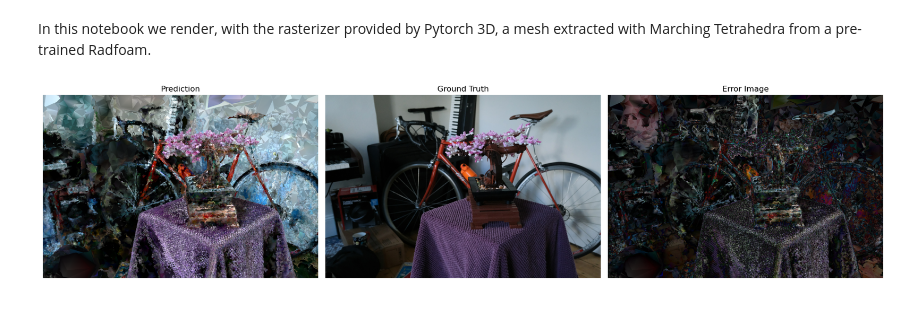
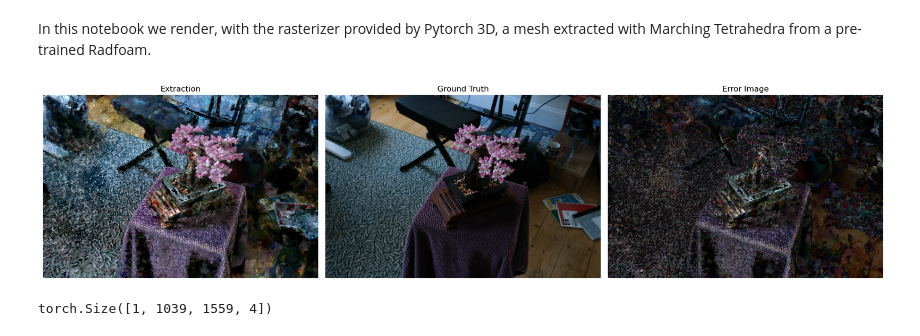
Before and after one commit to diego1401/VoroSplat, a Jupyter notebook: experiments/mesh_rendering_radfoam.ipynb, the cells around one changed output. Cells and saved outputs as stored; diff of their text form; code cells hidden in the pictures.

```diff
--- a/experiments/mesh_rendering_radfoam.ipynb
+++ b/experiments/mesh_rendering_radfoam.ipynb
@@ -29,4 +29,10 @@ scene = "bonsai"
 path_to_pretrained = f'../../radfoam_original/output/{scene}/model.pt'
 path_to_data = '../../../data/mipnerf360/'
 colmap_dir = os.path.join(path_to_data, scene, "sparse/0/")
+# %%
+# Parser to initialize model, camera parameters and stuff
+parser = configargparse.ArgParser()
+model_args = ModelParams(parser)
+optimizer_args = OptimizationParams(parser)
+dataset_args = DatasetParams(parser)
 # %%
@@ -68,4 +78,19 @@ primal_features = torch.from_numpy(np.stack([r, g, b], axis=1)).cuda()
 # %%
+def get_camera_parameters_from_data_handler(datahandler,idx):
+    width, height = datahandler.img_wh
+    c2w = datahandler.c2ws[idx].to(device)
+    ground_truth_image = datahandler.train_rgbs.view(datahandler.c2ws.shape[0],height,width,3)[idx]
+    K = datahandler.K.to(device)
+    fx = K[0][0]
+    fy = K[1][1]
+    cx = K[0][2]
+    cy = K[1][2]
+
+    rotation = c2w[:3, :3]
+    translation = c2w[:3, 3:]
+
+    return ground_truth_image,rotation, translation, height, width, fx, fy, cx, cy
+
 def get_camera_parameters(idx):
     '''
     Inputs the idx in the colmap dataset and outputs the corresponding camera parameters
@@ -158,7 +183,8 @@ def render_mesh(v,f,feat,idx=0):
     mesh = Meshes(verts=verts, faces=faces, textures=textures)
 
     # Get the camera parameters
-    ground_truth_image, rotation, translation, height, width, fx, fy, cx, cy = get_camera_parameters(idx)
+    # ground_truth_image, rotation, translation, height, width, fx, fy, cx, cy = get_camera_parameters(idx)
+    ground_truth_image, rotation, translation, height, width, fx, fy, cx, cy = get_camera_parameters_from_data_handler(test_data_handler,idx)
     rotation, translation = colmap_to_pytorch3d(rotation,translation)
 
     cameras = PerspectiveCameras(device=device,
@@ -193,8 +219,10 @@ def render_mesh(v,f,feat,idx=0):
 # Generate mesh and plot
 primal_values = (model.get_primal_density().squeeze() - 5)
 
-v, f, feat = marching_tetrahedra(model.triangulation.tets().long(), primal_values, model.primal_points, primal_features)
-feat /= feat.max()
+v, f, feat = marching_tetrahedra(model.triangulation.tets().long(),
+                                 primal_values,
+                                 model.primal_points,
+                                 primal_features)
 
 # We generate a random image every time we run this cell.
 ground_truth_image, image = render_mesh(v,f,feat,idx=np.random.randint(0,161))
@@ -203,33 +231,42 @@ ground_truth_image, image = render_mesh(v,f,feat,idx=np.random.randint(0,161))
 pred_rgb = image[..., :3].cpu().detach().squeeze(0).numpy()
 pred_rgb = pred_rgb.clip(0, 1)  # Ensure valid range
 
 # Ensure ground truth image is also in valid range
-gt_rgb = np.array(ground_truth_image, dtype=np.float32) / 255.0  # Convert to [0,1] range
+if ground_truth_image is None:
+    ground_truth_image = np.zeros_like(pred_rgb)
+elif isinstance(ground_truth_image,torch.Tensor):
+    gt_rgb = ground_truth_image.numpy()
+else:
+    gt_rgb = np.array(ground_truth_image, dtype=np.float32) / 255.0  # Convert to [0,1] range
 
 if gt_rgb.shape[:2] != pred_rgb.shape[:2]:
     gt_rgb = np.array(Image.fromarray((gt_rgb * 255).astype(np.uint8)).resize(pred_rgb.shape[1::-1])) / 255.0
 
 # Compute the error image (absolute difference)
 error_image = np.abs(pred_rgb - gt_rgb)
 # Create a figure with three subplots
 fig, axes = plt.subplots(1, 3, figsize=(18, 6))
 
 # Plot predicted image
 axes[0].imshow(pred_rgb)
-axes[0].set_title("Prediction")
+axes[0].set_title("Extraction")
 axes[0].axis("off")
 
 # Plot ground truth image
 axes[1].imshow(gt_rgb)
 axes[1].set_title("Ground Truth")
 axes[1].axis("off")
 
 # Plot error image
 axes[2].imshow(error_image)
 axes[2].set_title("Error Image")
 axes[2].axis("off")
 
 plt.tight_layout()
 plt.show()
 # %% [output]
-[figure, old version]
+[figure, new version]
+# %%
+image.shape
+# %% [output]
+torch.Size([1, 1039, 1559, 4])
```
Also changed, not shown: parts of 2 cells of this notebook, 3 other files.
